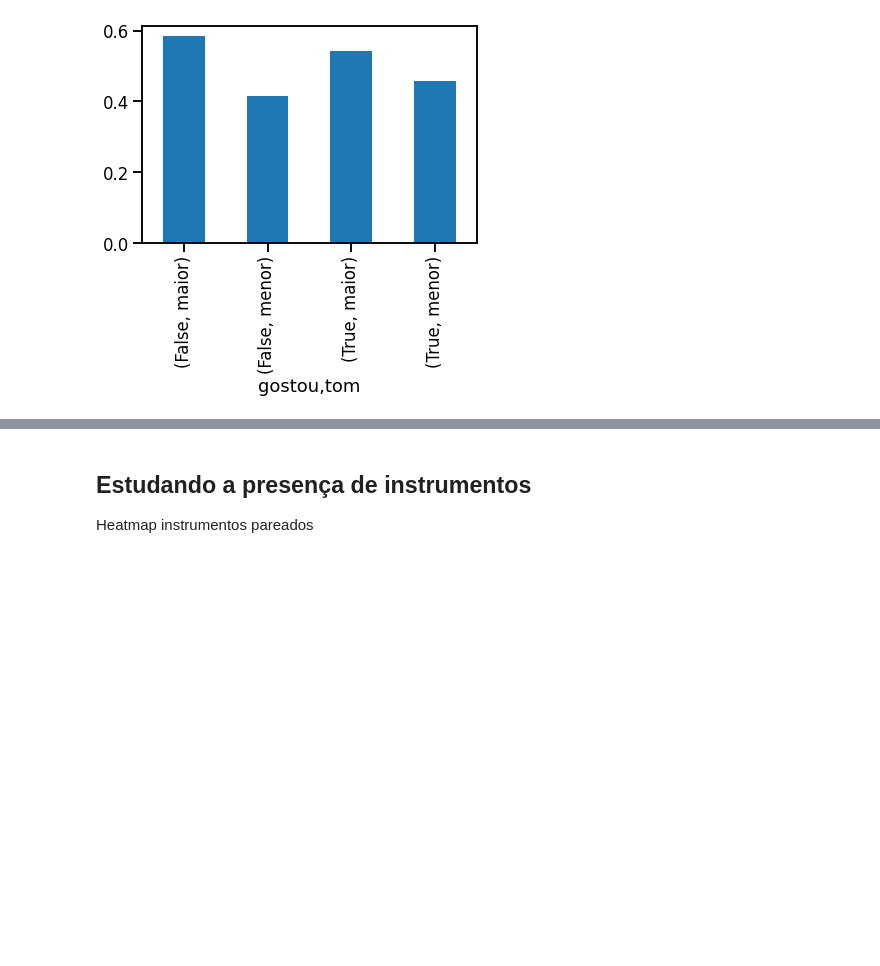
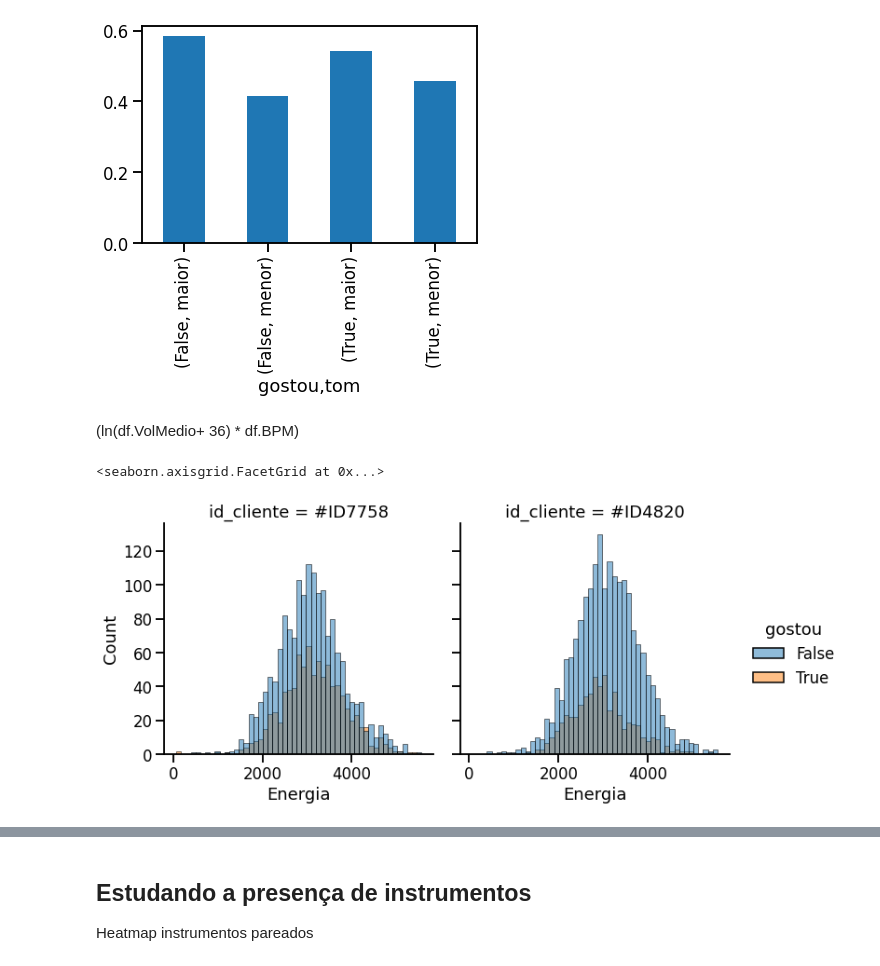
Before and after one commit to GoularteVinicius/music-inRecomendation, a Jupyter notebook: notebooks/01_AnalisesExploratorias.ipynb, the cells around one changed output, grey strips where cells are left out. Drawn from its saved outputs; the diff is of its cells as text; code cells hidden in the pictures; blank space fills up the shorter version.

```diff
--- a/notebooks/01_AnalisesExploratorias.ipynb
+++ b/notebooks/01_AnalisesExploratorias.ipynb
@@ -207,3 +207,12 @@ df.groupby('gostou')['tom'].value_counts(normalize=True).plot(kind='bar')
 # %% [output]
 <matplotlib.axes._subplots.AxesSubplot at 0x...>
 [figure]
+# %% [markdown]
+(ln(df.VolMedio+ 36) * df.BPM)
+# %%
+df['Energia']=((df.VolMedio+ 36) * df.BPM)
+# %%
+sns.displot(data=df, x="Energia",  hue="gostou", col="id_cliente")
+# %% [output]
+<seaborn.axisgrid.FacetGrid at 0x...>
+[figure, added]
```
Also changed, not shown: parts of 60 cells of this notebook, 2 other files.
